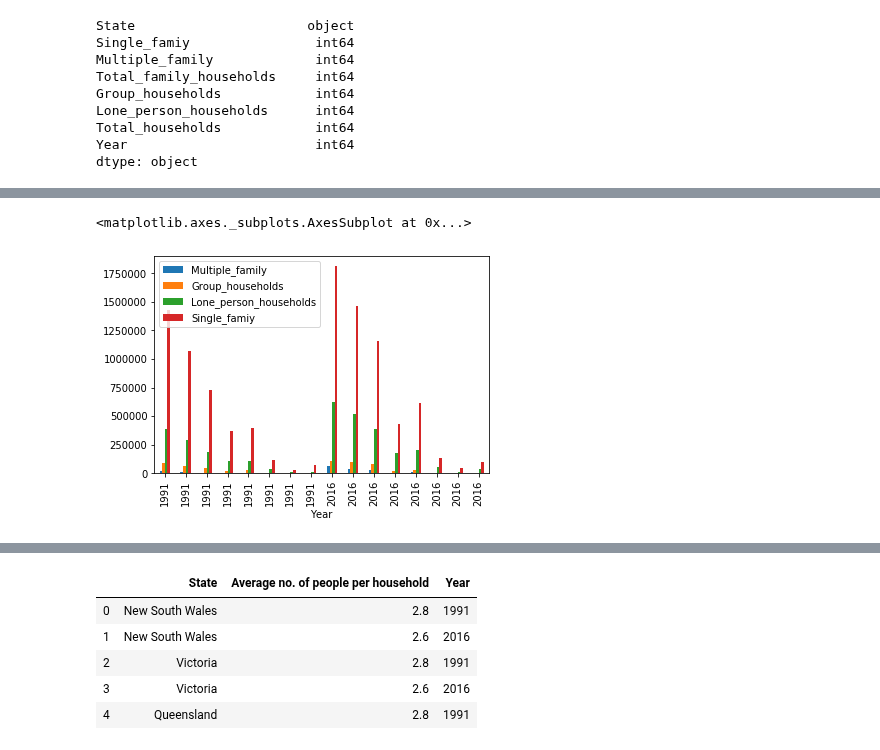
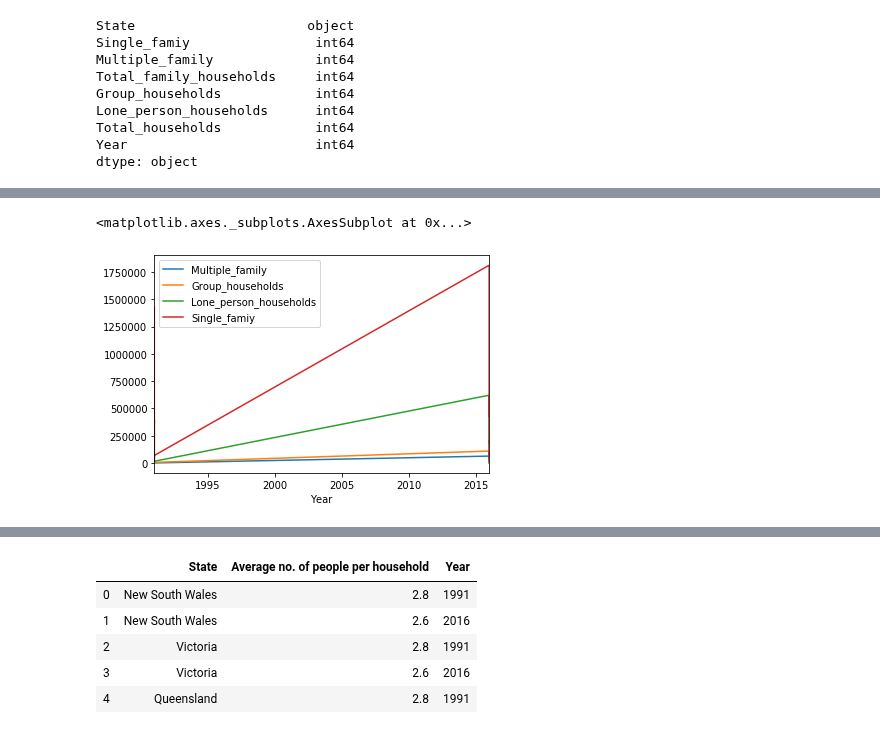
Before and after one commit to Hamza-cmd/Comp257-Project, a Jupyter notebook: SnapshotTables.ipynb, the cells around one changed output, grey strips where cells are left out. Drawn from its saved outputs; the diff is of its cells as text; code cells hidden in the pictures.

```diff
--- a/SnapshotTables.ipynb
+++ b/SnapshotTables.ipynb
@@ -217,5 +229,5 @@ dtype: object
 # %%
-HouseCompos.plot.bar(x='Year',y={'Single_famiy','Multiple_family','Group_households', 'Lone_person_households'})
+HouseCompos.plot(x='Year',y={'Single_famiy', 'Multiple_family','Group_households', 'Lone_person_households'})
 # %% [output]
 <matplotlib.axes._subplots.AxesSubplot at 0x...>
-[figure, old version]
+[figure, new version]
```
Also changed, not shown: parts of 10 cells of this notebook.
